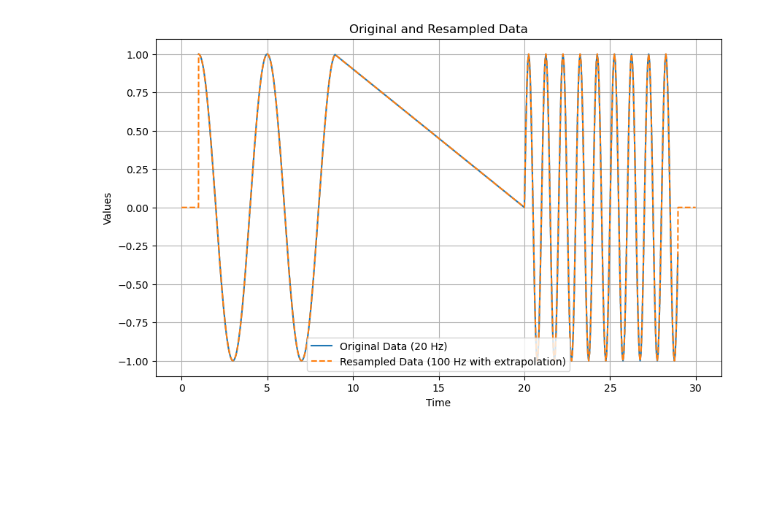
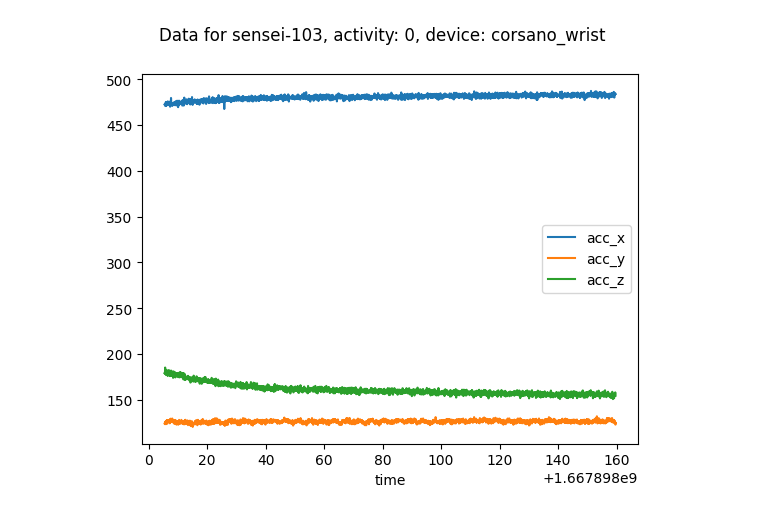
Before and after one commit to SCAI-Lab/ssnr_adl_classification, a Jupyter notebook: notebooks/loading_signals.ipynb, the cells around one changed output. Drawn from its saved outputs; the diff is of its cells as text; code cells hidden in the pictures; blank space fills up the shorter version.

```diff
--- a/notebooks/loading_signals.ipynb
+++ b/notebooks/loading_signals.ipynb
@@ -168,27 +73,17 @@ for subject in data_sync.keys():
 # %%
 '''Checking the adls'''
 
-
-'corsano_wrist'
-'cosinuss_ear'
-'sensomative_back'
-'sensomative_bottom'
-'vivalink_patch'
-'zurichmove_wheel'
-
+subject = 'sensei-103'
+adl = 0
 device = 'corsano_wrist'
 
-for adl in range(12):
-    for subject in data.keys():
-        if subject in ['sensei-997']:
-            if adl in data[subject].keys():
-                if device in data[subject][adl].keys():
-                    signal = data[subject][adl][device]
-                    # signal = data[subject][adl][device]['ecg']
-                    signal.plot()
-                    # Get the current figure
-                    fig = plt.gcf()
-                    # Set the title of the figure
-                    fig.suptitle(f'Data for {subject} {adl} {device}', fontsize=12)
-                    # Show the plot
-                    plt.show()
+signal = segmented_data[subject][adl][device]
+signal.plot()
+# Get the current figure
+fig = plt.gcf()
+# Set the title of the figure
+fig.suptitle(f'Data for {subject}, activity: {adl}, device: {device}', fontsize=12)
+# Show the plot
+plt.show()
+# %% [output]
+[figure, added]
@@ -197,40 +89,0 @@ for adl in range(12):
-# %%
-'''Trying different interpolation methods'''
-
-import numpy as np
-from scipy.interpolate import interp1d
-import matplotlib.pyplot as plt
-
-# Generating example data (time and values)
-time_original_1 = np.arange(1, 9, 1/20)  # Original time array (20 Hz)
-values_original_1 = np.sin(0.5 * np.pi * time_original_1)  # Example values
-
-time_original_2 = np.arange(20, 29, 1/20)  # Original time array (20 Hz)
-values_original_2 = np.sin(2 * np.pi * time_original_2)  # Example values
-
-# Combine the two sets of example data together
-combined_time = np.concatenate((time_original_1, time_original_2))
-combined_values = np.concatenate((values_original_1, values_original_2))
-
-
-# Define new time array with larger time interval (100 Hz)
-time_new = np.arange(0, 30, 1/100)  # New time array (100 Hz)
-
-# Use interp1d to interpolate and extrapolate the data
-interpolator = interp1d(combined_time, combined_values, kind='slinear', fill_value=(0, 0), bounds_error=False)
-
-# Interpolate/extrapolate the values to the new time array
-values_new = interpolator(time_new)
-
-# Plot the original and resampled data
-plt.figure(figsize=(10, 6))
-plt.plot(combined_time, combined_values, label='Original Data (20 Hz)', marker='', linestyle='-')
-plt.plot(time_new, values_new, label='Resampled Data (100 Hz with extrapolation)', marker='', linestyle='--')
-plt.xlabel('Time')
-plt.ylabel('Values')
-plt.title('Original and Resampled Data')
-plt.legend()
-plt.grid(True)
-plt.show()
-# %% [output]
-[figure, removed]
```
Also changed, not shown: parts of 20 cells of this notebook, 8 other files.
